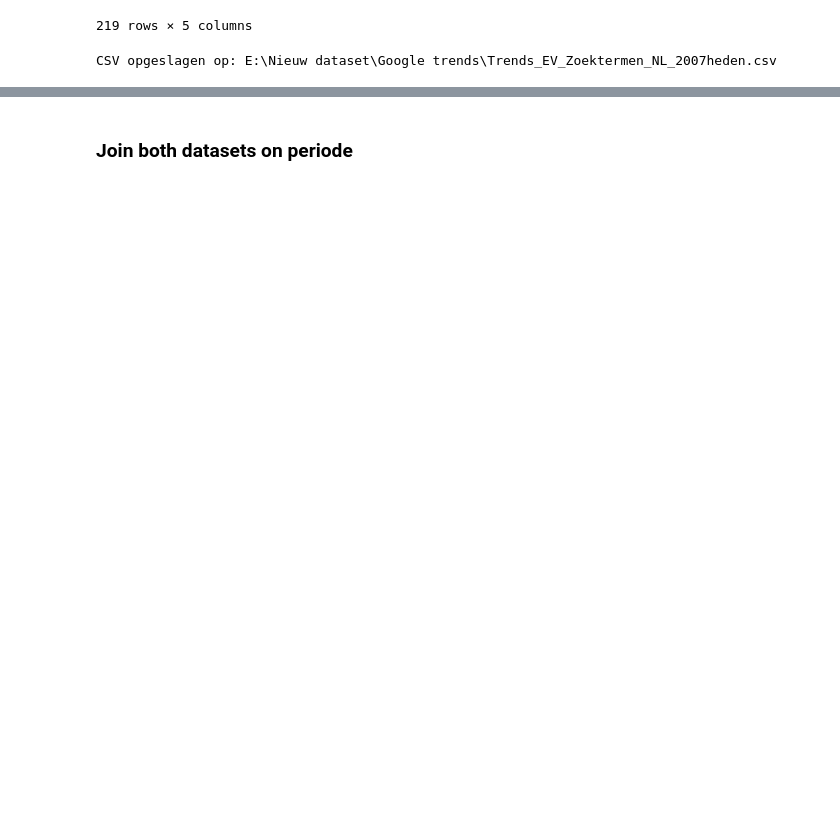
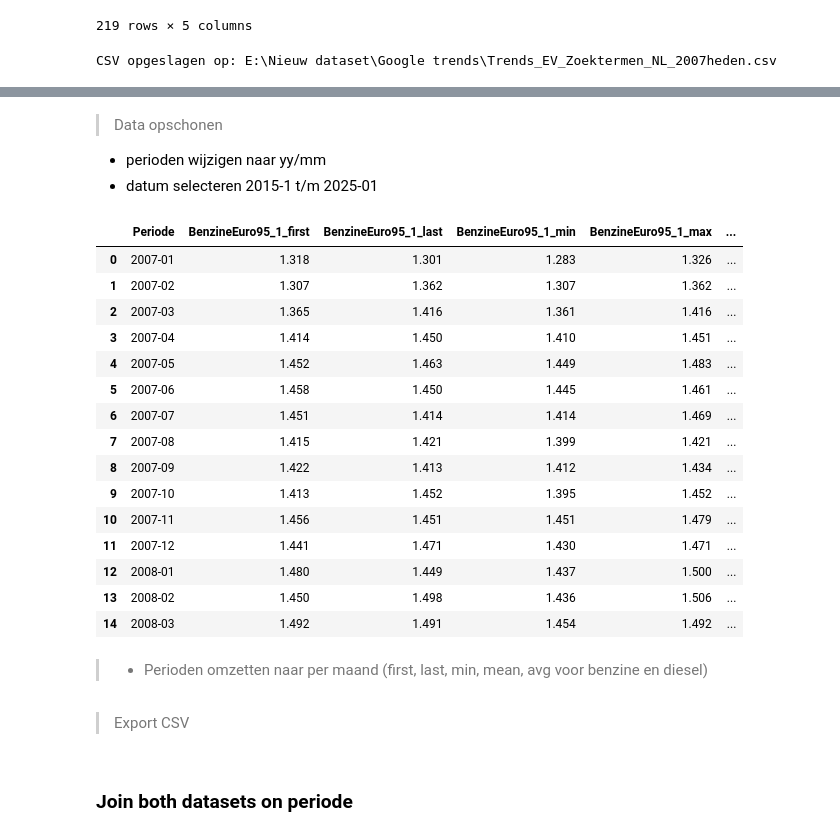
Before and after one commit to DylanHaaz/Tryhard, a Jupyter notebook: v4 _Google_trend/Preprocessing.ipynb, the cells around one changed output, grey strips where cells are left out. Drawn from its saved outputs; the diff is of its cells as text; code cells hidden in the pictures; blank space fills up the shorter version.

Commit message:
Consumenten vetrouwen en pompprijzen toegevoegd

```diff
--- a/v4 _Google_trend/Preprocessing.ipynb
+++ b/v4 _Google_trend/Preprocessing.ipynb
@@ -198,0 +341,8 @@ CSV opgeslagen op: E:\Nieuw dataset\Google trends\Trends_EV_Zoektermen_NL_2007he
+# %%
+# Dataset 2 inladen
+df_pompprijzen = pd.read_csv(
+    r"E:\Nieuw dataset\CBS POMPPRIJZEN\nEWPompprijzen_motorbrandstoffen__brandstofsoort__per_dag_12052025_154757.csv",
+    sep=";",
+
+)
+display(df_pompprijzen)
@@ -198,0 +414,41 @@ CSV opgeslagen op: E:\Nieuw dataset\Google trends\Trends_EV_Zoektermen_NL_2007he
+# %% [markdown]
+ >Data opschonen
+
+-  perioden wijzigen naar yy/mm
+- datum selecteren 2015-1 t/m 2025-01
+# %%
+# 1. Periode omzetten naar YYYY/MM (zonder tijd)
+df_pompprijzen['Periode'] = df_pompprijzen['Perioden'].dt.to_period('M').astype(str)
+
+# 2. Groeperen per maand en aggregaties toepassen
+df_pompprijzen_aggregatie = df_pompprijzen.groupby('Periode').agg({
+    'BenzineEuro95_1': ['first', 'last', 'min', 'max', 'mean'],
+    'Diesel_2': ['first', 'last', 'min', 'max', 'mean']
+}).reset_index()
+
+# 3. Kolomnamen netter maken (flatten MultiIndex)
+df_pompprijzen_aggregatie.columns = ['Periode'] + [
+    f'{brandstof}_{stat}' for brandstof, stat in df_pompprijzen_aggregatie.columns.tolist()[1:]
+]
+
+# 4. Resultaat tonen
+display(df_pompprijzen_aggregatie.head(15))
+# %% [output]
+|  | Periode | BenzineEuro95_1_first | BenzineEuro95_1_last | BenzineEuro95_1_min | BenzineEuro95_1_max | ... |
+| 0 | 2007-01 | 1.318 | 1.301 | 1.283 | 1.326 | ... |
+| 1 | 2007-02 | 1.307 | 1.362 | 1.307 | 1.362 | ... |
+| 2 | 2007-03 | 1.365 | 1.416 | 1.361 | 1.416 | ... |
+| 3 | 2007-04 | 1.414 | 1.450 | 1.410 | 1.451 | ... |
+| 4 | 2007-05 | 1.452 | 1.463 | 1.449 | 1.483 | ... |
+| 5 | 2007-06 | 1.458 | 1.450 | 1.445 | 1.461 | ... |
+| 6 | 2007-07 | 1.451 | 1.414 | 1.414 | 1.469 | ... |
+| 7 | 2007-08 | 1.415 | 1.421 | 1.399 | 1.421 | ... |
+| 8 | 2007-09 | 1.422 | 1.413 | 1.412 | 1.434 | ... |
+| 9 | 2007-10 | 1.413 | 1.452 | 1.395 | 1.452 | ... |
+| 10 | 2007-11 | 1.456 | 1.451 | 1.451 | 1.479 | ... |
+| 11 | 2007-12 | 1.441 | 1.471 | 1.430 | 1.471 | ... |
+| 12 | 2008-01 | 1.480 | 1.449 | 1.437 | 1.500 | ... |
+| 13 | 2008-02 | 1.450 | 1.498 | 1.436 | 1.506 | ... |
+| 14 | 2008-03 | 1.492 | 1.491 | 1.454 | 1.492 | ... |
+# %% [markdown]
+> - Perioden omzetten naar per maand (first, last, min, mean, avg voor benzine en diesel)
@@ -198,0 +475,2 @@ CSV opgeslagen op: E:\Nieuw dataset\Google trends\Trends_EV_Zoektermen_NL_2007he
+# %% [markdown]
+> Export CSV
```
Also changed, not shown: parts of 19 cells of this notebook.
